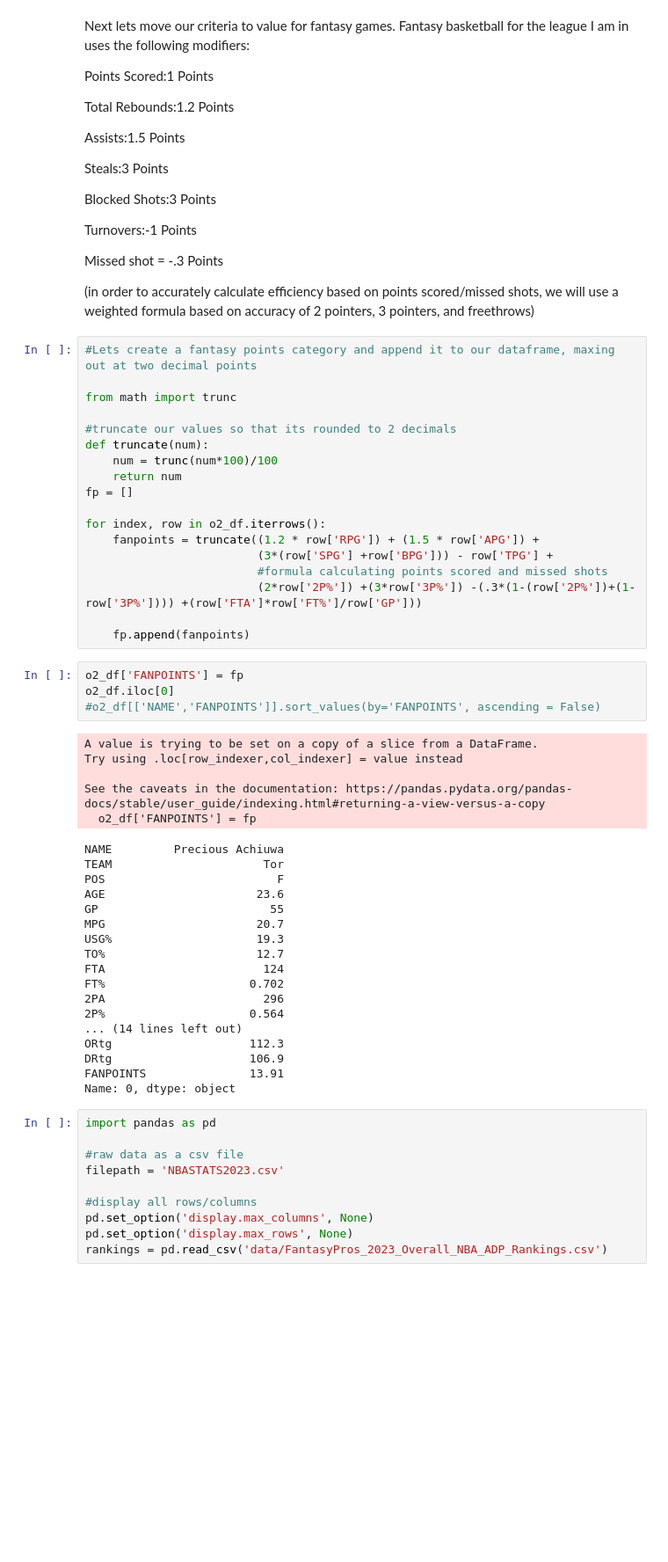
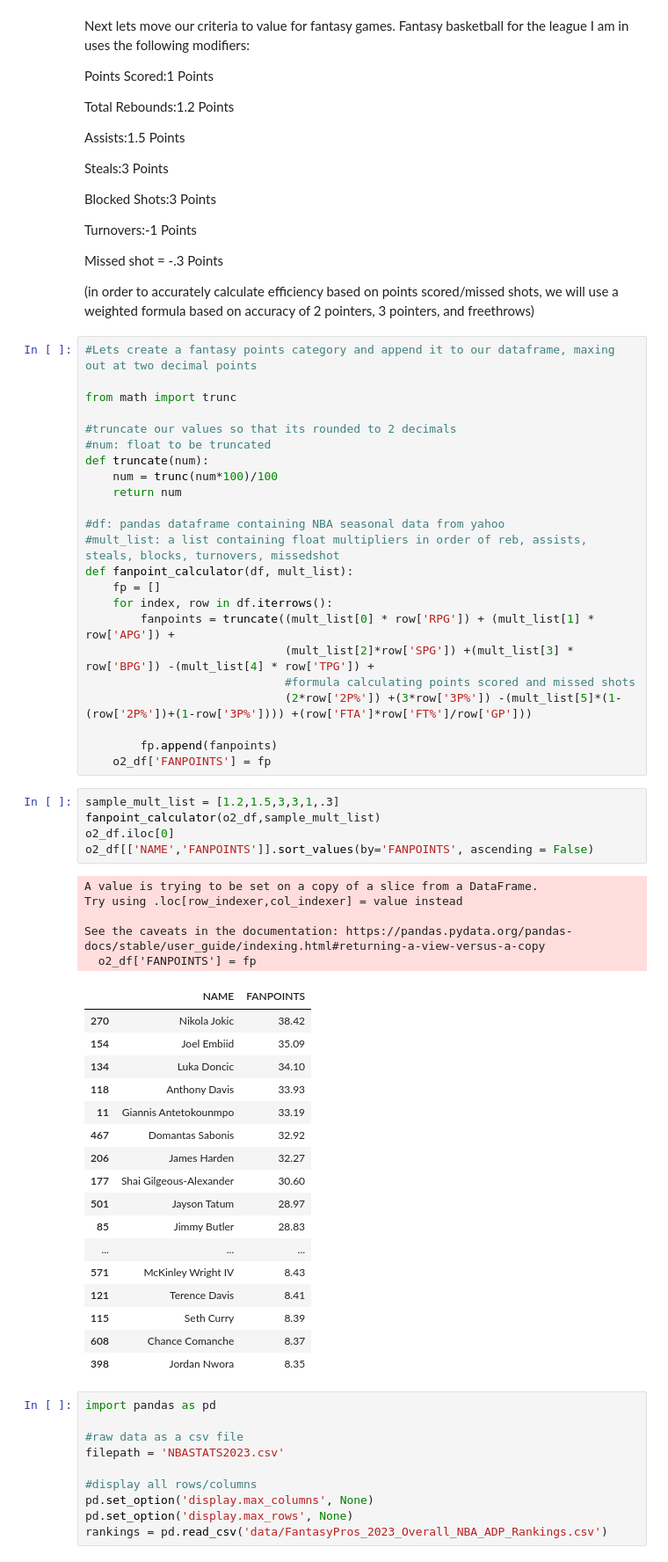
Before and after one commit to alexliu2345/NBA-fantasy-point-calculator, a Jupyter notebook: src/2022-23 NBA DATA.ipynb, the cells around one changed output. Shown: that part at 88% size. Saved outputs shown, nothing was run; the diff lists cells and outputs as text; blank space fills up the shorter version.

```diff
--- a/src/2022-23 NBA DATA.ipynb
+++ b/src/2022-23 NBA DATA.ipynb
@@ -224,45 +224,51 @@ Missed shot = -.3 Points
 from math import trunc
 
 #truncate our values so that its rounded to 2 decimals
+#num: float to be truncated
 def truncate(num):
     num = trunc(num*100)/100
     return num
-fp = []
 
-for index, row in o2_df.iterrows():
-    fanpoints = truncate((1.2 * row['RPG']) + (1.5 * row['APG']) +
-                         (3*(row['SPG'] +row['BPG'])) - row['TPG'] +
-                         #formula calculating points scored and missed shots
-                         (2*row['2P%']) +(3*row['3P%']) -(.3*(1-(row['2P%'])+(1-row['3P%']))) +(row['FTA']*row['FT%']/row['GP']))
+#df: pandas dataframe containing NBA seasonal data from yahoo
+#mult_list: a list containing float multipliers in order of reb, assists, steals, blocks, turnovers, missedshot
+def fanpoint_calculator(df, mult_list):
+    fp = []
+    for index, row in df.iterrows():
+        fanpoints = truncate((mult_list[0] * row['RPG']) + (mult_list[1] * row['APG']) +
+                             (mult_list[2]*row['SPG']) +(mult_list[3] * row['BPG']) -(mult_list[4] * row['TPG']) +
+                             #formula calculating points scored and missed shots
+                             (2*row['2P%']) +(3*row['3P%']) -(mult_list[5]*(1-(row['2P%'])+(1-row['3P%']))) +(row['FTA']*row['FT%']/row['GP']))
 
-    fp.append(fanpoints)
+        fp.append(fanpoints)
+    o2_df['FANPOINTS'] = fp
 # %%
-o2_df['FANPOINTS'] = fp
+sample_mult_list = [1.2,1.5,3,3,1,.3]
+fanpoint_calculator(o2_df,sample_mult_list)
 o2_df.iloc[0]
-#o2_df[['NAME','FANPOINTS']].sort_values(by='FANPOINTS', ascending = False)
+o2_df[['NAME','FANPOINTS']].sort_values(by='FANPOINTS', ascending = False)
 # %% [output]
 A value is trying to be set on a copy of a slice from a DataFrame.
 Try using .loc[row_indexer,col_indexer] = value instead
 
 See the caveats in the documentation: https://pandas.pydata.org/pandas-docs/stable/user_guide/indexing.html#returning-a-view-versus-a-copy
   o2_df['FANPOINTS'] = fp
-NAME         Precious Achiuwa
-TEAM                      Tor
-POS                         F
-AGE                      23.6
-GP                         55
-MPG                      20.7
-USG%                     19.3
-TO%                      12.7
-FTA                       124
-FT%                     0.702
-2PA                       296
-2P%                     0.564
-... (14 lines left out)
-ORtg                    112.3
-DRtg                    106.9
-FANPOINTS               13.91
-Name: 0, dtype: object
+|  | NAME | FANPOINTS |
+| 270 | Nikola Jokic | 38.42 |
+| 154 | Joel Embiid | 35.09 |
+| 134 | Luka Doncic | 34.10 |
+| 118 | Anthony Davis | 33.93 |
+| 11 | Giannis Antetokounmpo | 33.19 |
+| 467 | Domantas Sabonis | 32.92 |
+| 206 | James Harden | 32.27 |
+| 177 | Shai Gilgeous-Alexander | 30.60 |
+| 501 | Jayson Tatum | 28.97 |
+| 85 | Jimmy Butler | 28.83 |
+| ... | ... | ... |
+| 571 | McKinley Wright IV | 8.43 |
+| 121 | Terence Davis | 8.41 |
+| 115 | Seth Curry | 8.39 |
+| 608 | Chance Comanche | 8.37 |
+| 398 | Jordan Nwora | 8.35 |
 # %%
 import pandas as pd
 
```
Also changed, not shown: parts of 5 cells of this notebook.
